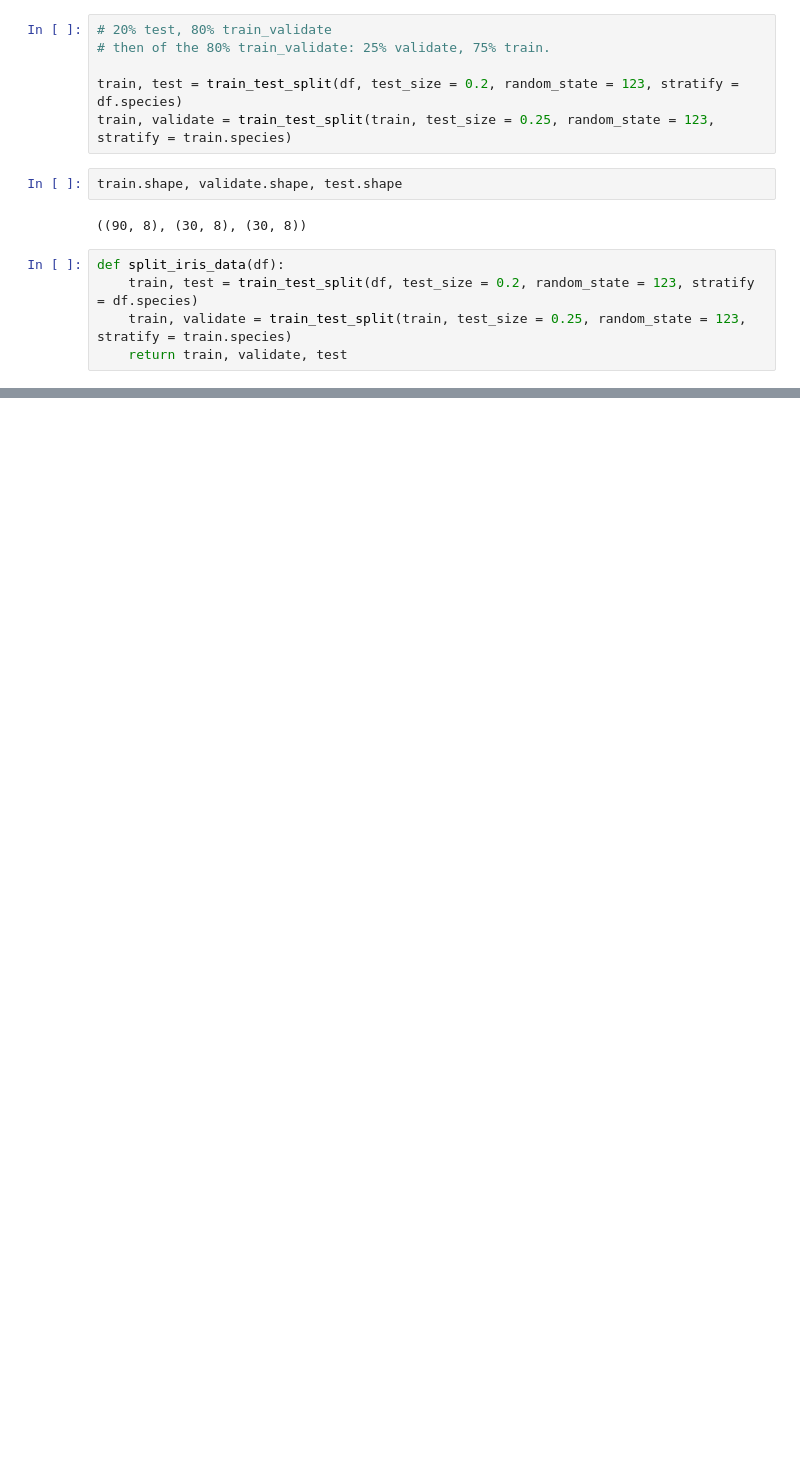
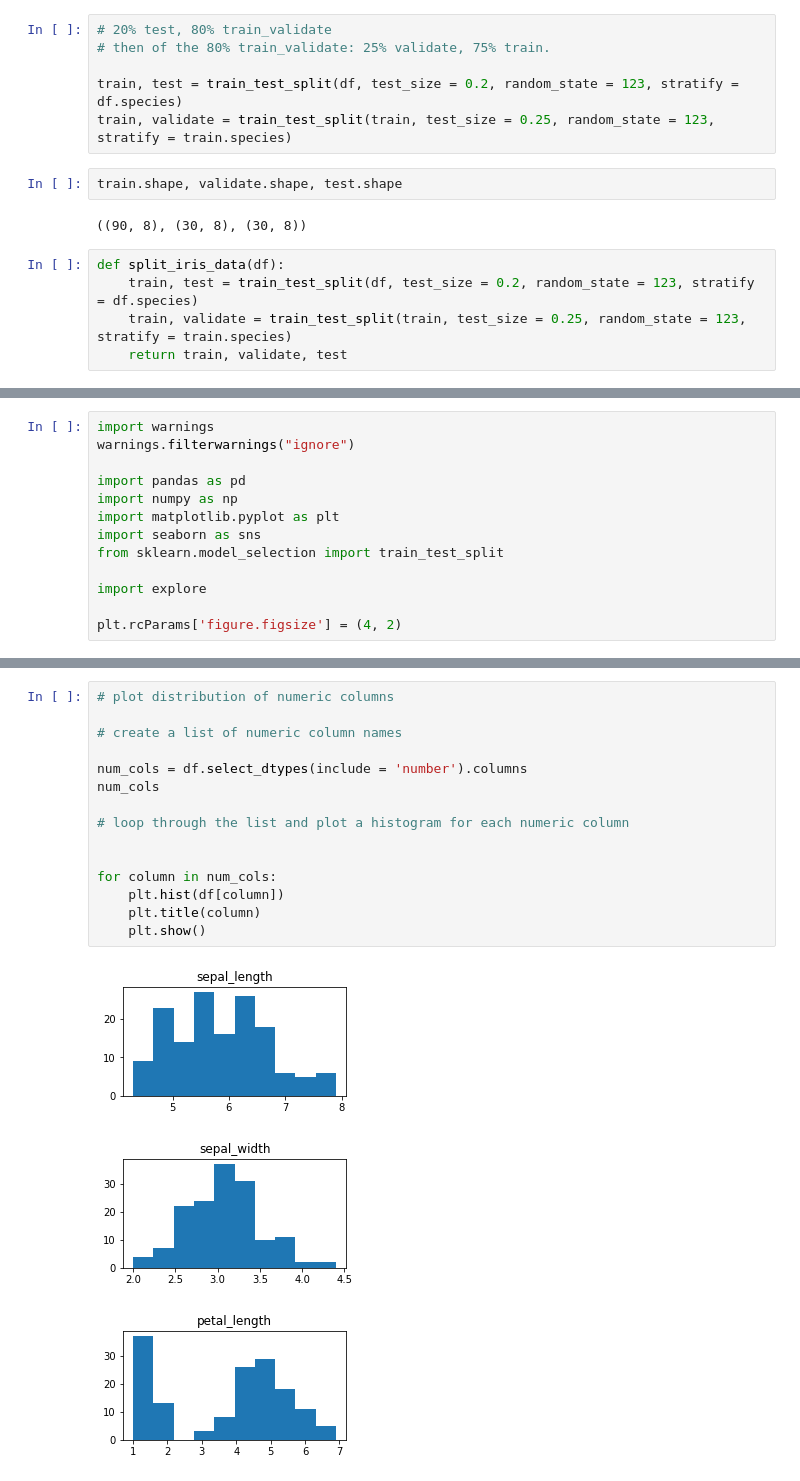
Before and after one commit to lopezelihezer/classification-exercises, a Jupyter notebook: classification_exercises.ipynb, the cells around one changed output, grey strips where cells are left out. Cells and saved outputs as stored; diff of their text form; blank space fills up the shorter version.

```diff
--- a/classification_exercises.ipynb
+++ b/classification_exercises.ipynb
@@ -406,0 +250,13 @@ def split_iris_data(df):
+# %%
+import warnings
+warnings.filterwarnings("ignore")
+
+import pandas as pd
+import numpy as np
+import matplotlib.pyplot as plt
+import seaborn as sns
+from sklearn.model_selection import train_test_split
+
+import explore
+
+plt.rcParams['figure.figsize'] = (4, 2)
@@ -406,0 +301,19 @@ def split_iris_data(df):
+# %%
+# plot distribution of numeric columns
+
+# create a list of numeric column names
+
+num_cols = df.select_dtypes(include = 'number').columns
+num_cols
+
+# loop through the list and plot a histogram for each numeric column
+
+
+for column in num_cols:
+    plt.hist(df[column])
+    plt.title(column)
+    plt.show()
+# %% [output]
+[figure, added]
+[figure, added]
+[figure, added]
```
Also changed, not shown: parts of 49 cells of this notebook.
